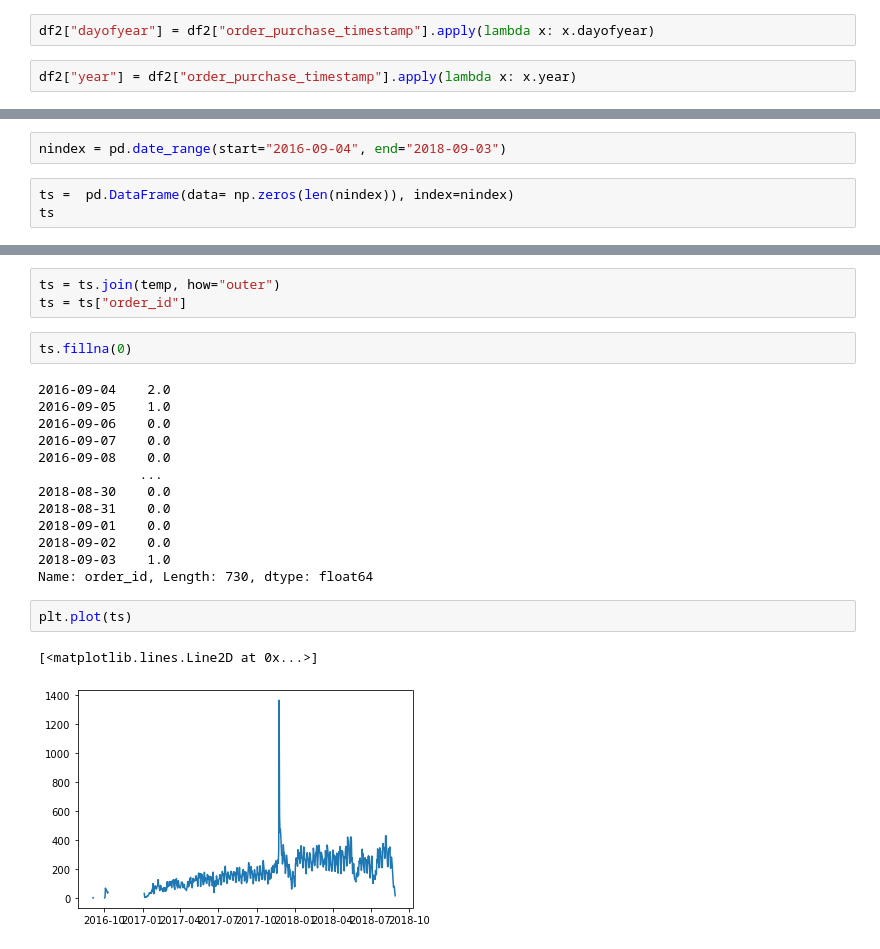
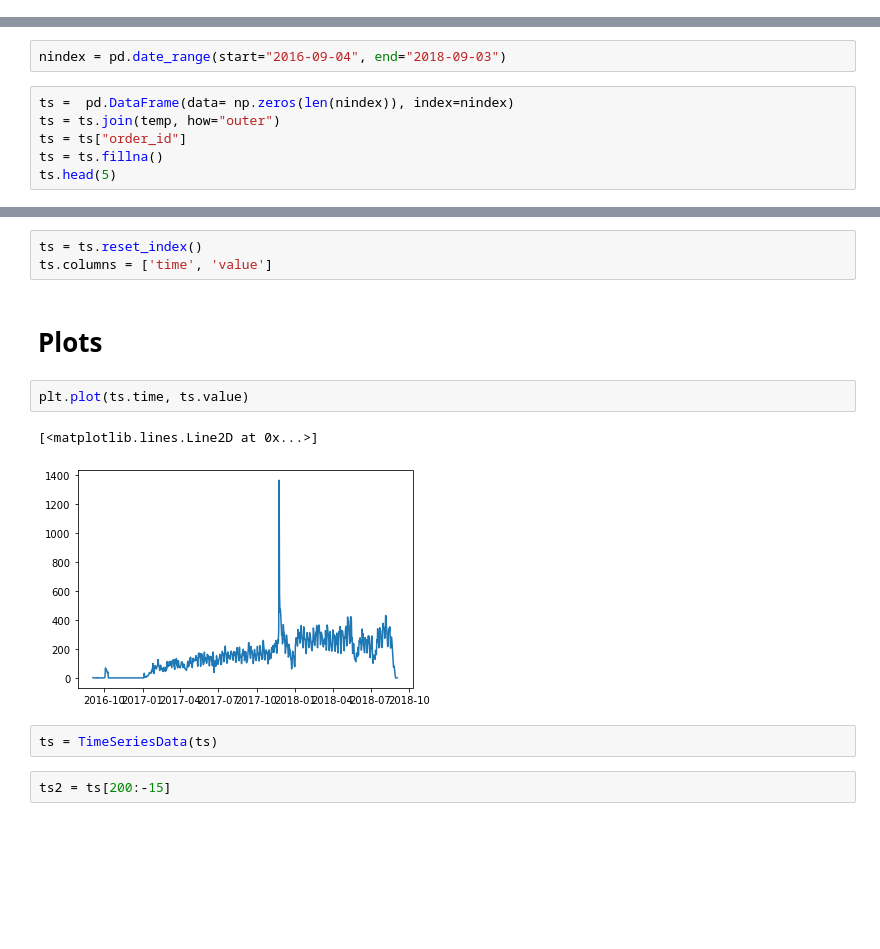
Before and after one commit to finloop/data-science-notebooks, a Jupyter notebook: e_commerce/e-commerce-time-series.ipynb, the cells around one changed output, grey strips where cells are left out. Cells and saved outputs as stored; diff of their text form; blank space fills up the shorter version.

```diff
--- a/e_commerce/e-commerce-time-series.ipynb
+++ b/e_commerce/e-commerce-time-series.ipynb
@@ -38,10 +36,6 @@ df
 112650 rows × 34 columns
 # %%
 df2 = df.sort_values(by="order_purchase_timestamp")
-# %%
-df2["dayofyear"] = df2["order_purchase_timestamp"].apply(lambda x: x.dayofyear)
-# %%
-df2["year"] = df2["order_purchase_timestamp"].apply(lambda x: x.year)
 # %%
 df2.columns
 # %% [output]
@@ -115,5 +109,8 @@ temp
 nindex = pd.date_range(start="2016-09-04", end="2018-09-03")
 # %%
 ts =  pd.DataFrame(data= np.zeros(len(nindex)), index=nindex)
-ts
+ts = ts.join(temp, how="outer")
+ts = ts["order_id"]
+ts = ts.fillna()
+ts.head(5)
 # %% [output]
@@ -133,23 +123,14 @@ ts
-# %%
-ts = ts.join(temp, how="outer")
-ts = ts["order_id"]
-# %%
-ts.fillna(0)
-# %% [output]
-2016-09-04    2.0
-2016-09-05    1.0
-2016-09-06    0.0
-2016-09-07    0.0
-2016-09-08    0.0
-             ...
-2018-08-30    0.0
-2018-08-31    0.0
-2018-09-01    0.0
-2018-09-02    0.0
-2018-09-03    1.0
-Name: order_id, Length: 730, dtype: float64
+# %%
+ts = ts.reset_index()
+ts.columns = ['time', 'value']
+# %% [markdown]
+# Plots
 # %%
-plt.plot(ts)
+plt.plot(ts.time, ts.value)
 # %% [output]
 [<matplotlib.lines.Line2D at 0x...>]
-[figure, old version]
+[figure, new version]
+# %%
+ts = TimeSeriesData(ts)
+# %%
+ts2 = ts[200:-15]
```
Also changed, not shown: parts of 15 cells of this notebook.
